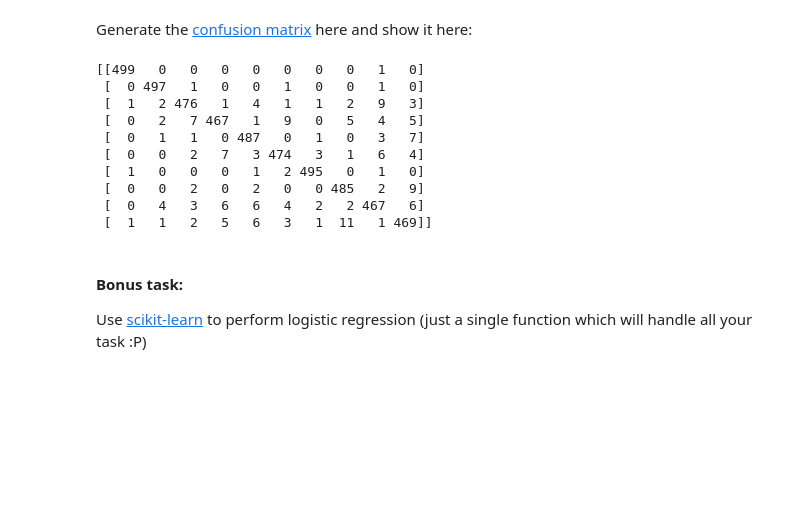
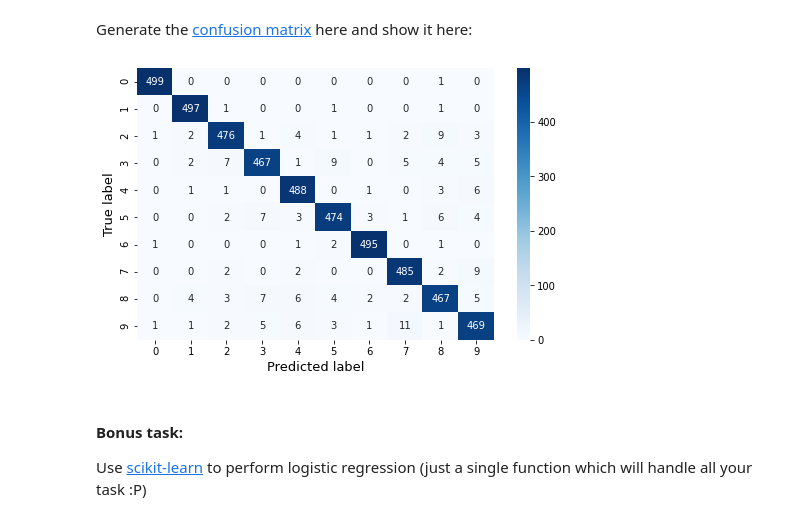
Before and after one commit to aka2910/hello-git, a Jupyter notebook: Assignment 3/Logistic Regression.ipynb, the cells around one changed output. Saved outputs shown, nothing was run; the diff lists cells and outputs as text; code cells hidden in the pictures; blank space fills up the shorter version.

```diff
--- a/Assignment 3/Logistic Regression.ipynb
+++ b/Assignment 3/Logistic Regression.ipynb
@@ -127,20 +123,14 @@ Now your task is to:
 # %% [markdown]
 Generate the [confusion matrix](https://en.wikipedia.org/wiki/Confusion_matrix) here and show it here:
 # %%
-conf_mat=cm(y[0],y_pred[0])
-print(conf_mat)
-#sum across all row is 100(so true value horizontal ans predicted vertical)
+conf_mat=cm(y[0],y_pred[0]).astype(int)
+plt.figure(figsize = (8,5))
+sn.heatmap(conf_mat,annot=True,fmt='',cmap='Blues')
+plt.xlabel("Predicted label", fontsize = 13);plt.ylabel("True label", fontsize = 13)
+plt.show()
+#sum all row is 100(so true value horizontal ans predicted vertical)
 # %% [output]
-[[499   0   0   0   0   0   0   0   1   0]
- [  0 497   1   0   0   1   0   0   1   0]
- [  1   2 476   1   4   1   1   2   9   3]
- [  0   2   7 467   1   9   0   5   4   5]
- [  0   1   1   0 487   0   1   0   3   7]
- [  0   0   2   7   3 474   3   1   6   4]
- [  1   0   0   0   1   2 495   0   1   0]
- [  0   0   2   0   2   0   0 485   2   9]
- [  0   4   3   6   6   4   2   2 467   6]
- [  1   1   2   5   6   3   1  11   1 469]]
+[figure, added]
 # %% [markdown]
 #### Bonus task:
 Use [scikit-learn](https://scikit-learn.org/stable/modules/generated/sklearn.linear_model.LogisticRegression.html) to perform logistic regression (just a single function which will handle all your task :P)
```
Also changed, not shown: parts of 9 cells of this notebook.
